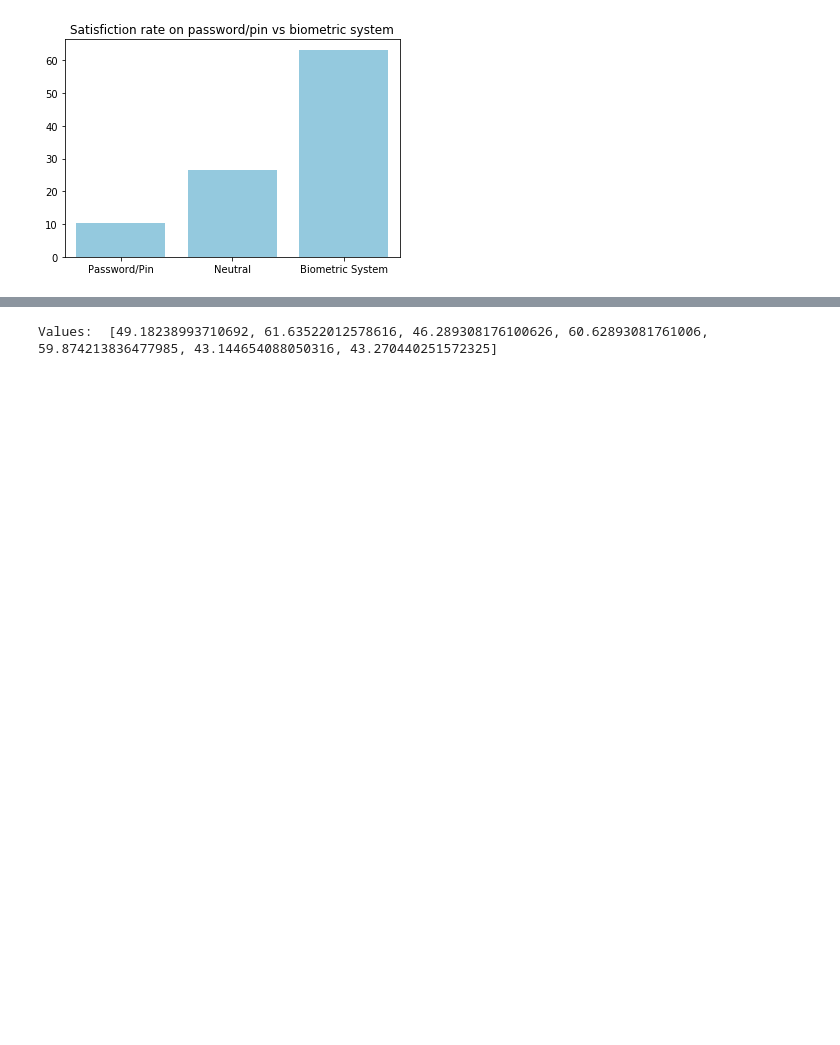
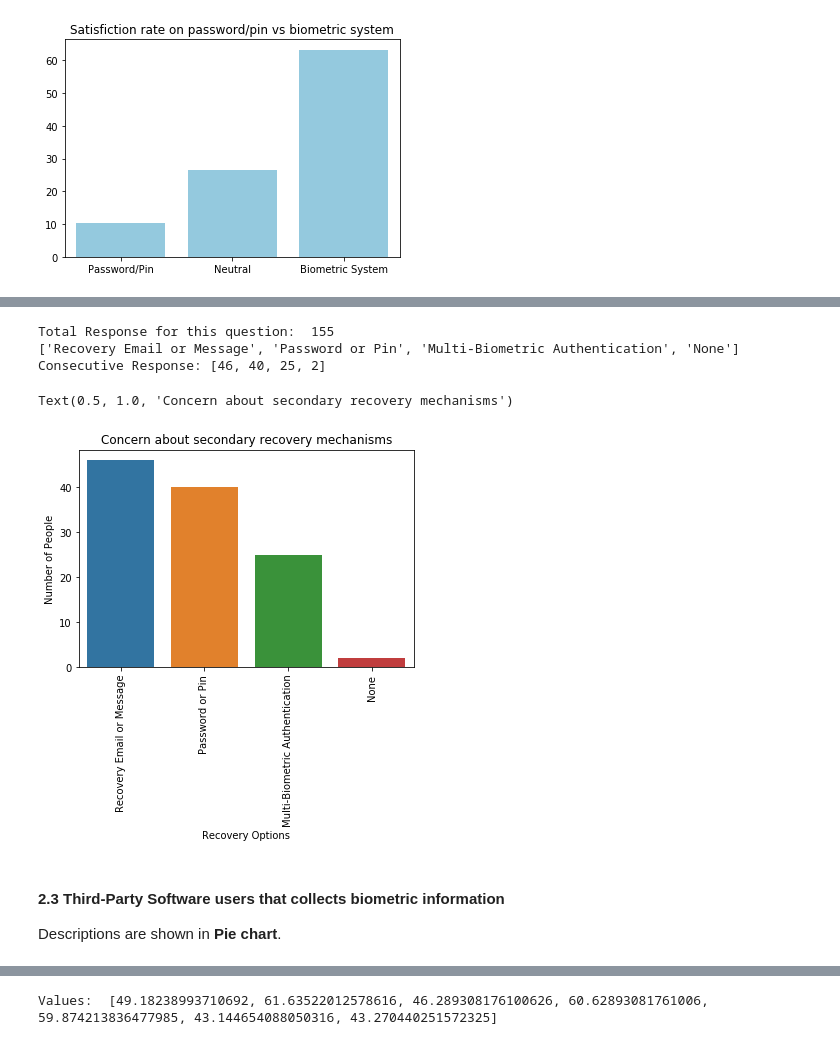
Before and after one commit to tahmidtdk/academic, a Jupyter notebook: CSE498/cse498 dataanalysis/dataAnalyser.ipynb, the cells around one changed output, grey strips where cells are left out. Saved outputs shown, nothing was run; the diff lists cells and outputs as text; code cells hidden in the pictures; blank space fills up the shorter version.

```diff
--- a/CSE498/cse498 dataanalysis/dataAnalyser.ipynb
+++ b/CSE498/cse498 dataanalysis/dataAnalyser.ipynb
@@ -145,0 +246,21 @@ $ Total Score = Total Participantes * 5 $
+# %%
+# analysis of Q6
+
+factarr = ["Recovery Email or Message", "Password or Pin", "Multi-Biometric Authentication", "None"]
+totalQ6group =[]
+for val in factarr:
+    totalQ6group.append(len(dataFile_cleand[dataFile_cleand["Q6"] == val]))
+print("Total Response for this question: ", dataFile_cleand["Q6"].count())
+print(factarr,"Consecutive Response:" ,totalQ6group)
+graphQ6 = sns.barplot(y=totalQ6group, x=factarr)
+graphQ6.set_xticklabels(factarr, rotation=90)
+graphQ6.set(xlabel='Recovery Options', ylabel='Number of People')
+graphQ6.set_title("Concern about secondary recovery mechanisms")
+# %% [output]
+Total Response for this question:  155
+['Recovery Email or Message', 'Password or Pin', 'Multi-Biometric Authentication', 'None'] Consecutive Response: [46, 40, 25, 2]
+Text(0.5, 1.0, 'Concern about secondary recovery mechanisms')
+[figure, added]
+# %% [markdown]
+#### 2.3 Third-Party Software users that collects biometric information
+Descriptions are shown in **Pie chart**.
```
Also changed, not shown: parts of 25 cells of this notebook.
